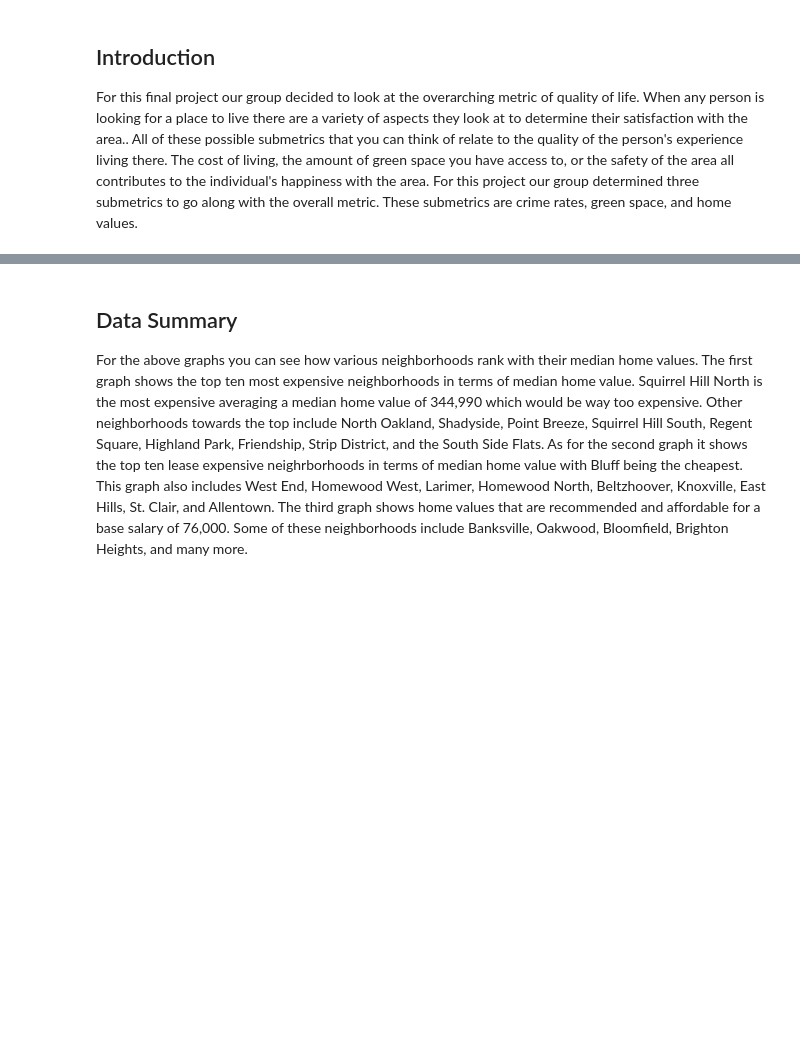
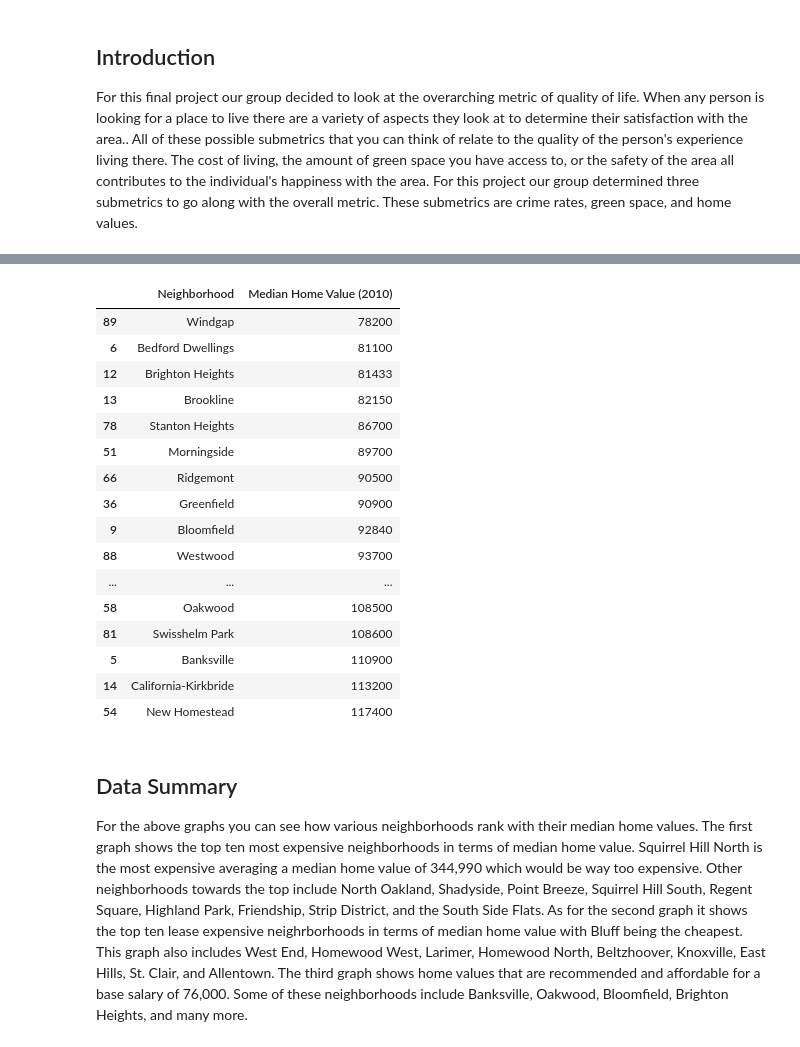
Before and after one commit to nschaab2005/CMPINF-0010-Final-Project, a Jupyter notebook: Final-Project-Noah.ipynb, the cells around one changed output, grey strips where cells are left out. Cells and saved outputs as stored; diff of their text form; code cells hidden in the pictures; blank space fills up the shorter version.

```diff
--- a/Final-Project-Noah.ipynb
+++ b/Final-Project-Noah.ipynb
@@ -42,3 +56,23 @@ filtered_data.iloc[50:70].plot(kind = 'bar', rot = 0)
+# %%
+filtered_data[50:70]
+# %% [output]
+|  | Neighborhood | Median Home Value (2010) |
+| 89 | Windgap | 78200 |
+| 6 | Bedford Dwellings | 81100 |
+| 12 | Brighton Heights | 81433 |
+| 13 | Brookline | 82150 |
+| 78 | Stanton Heights | 86700 |
+| 51 | Morningside | 89700 |
+| 66 | Ridgemont | 90500 |
+| 36 | Greenfield | 90900 |
+| 9 | Bloomfield | 92840 |
+| 88 | Westwood | 93700 |
+| ... | ... | ... |
+| 58 | Oakwood | 108500 |
+| 81 | Swisshelm Park | 108600 |
+| 5 | Banksville | 110900 |
+| 14 | California-Kirkbride | 113200 |
+| 54 | New Homestead | 117400 |
 # %% [markdown]
 ## Data Summary
 
```
Also changed, not shown: parts of 6 cells of this notebook.
